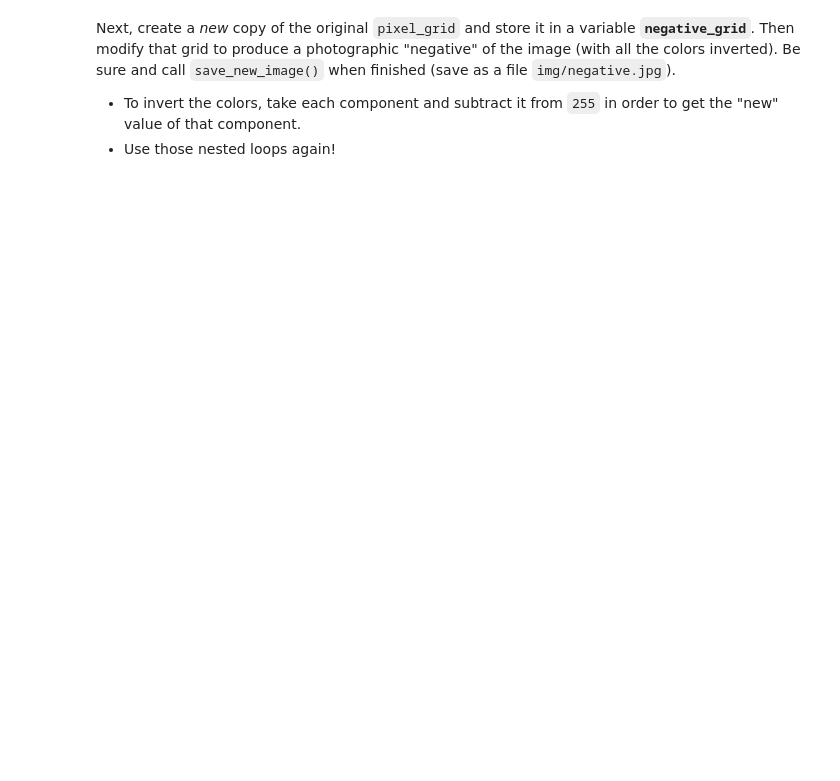
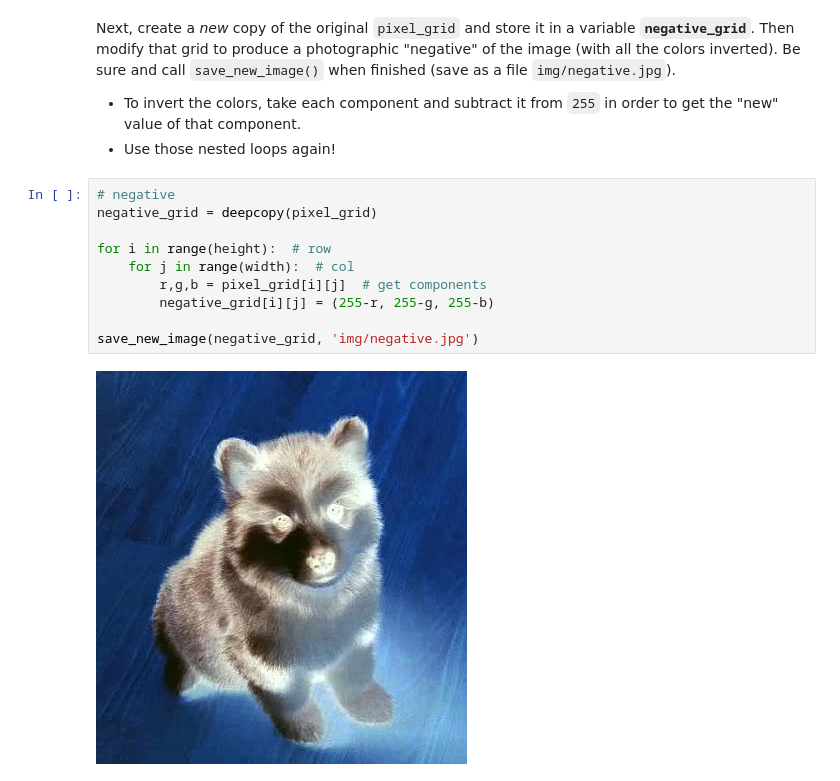
Before and after one commit to yeshuqi/ch8-lists, a Jupyter notebook: exercise-3/exercise.ipynb, the cells around one changed output. Drawn from its saved outputs; the diff is of its cells as text; blank space fills up the shorter version.

```diff
--- a/exercise-3/exercise.ipynb
+++ b/exercise-3/exercise.ipynb
@@ -56,3 +97,15 @@ Next, create a _new_ copy of the original `pixel_grid` and store it in a variabl
 Next, create a _new_ copy of the original `pixel_grid` and store it in a variable **`negative_grid`**. Then modify that grid to produce a photographic "negative" of the image (with all the colors inverted). Be sure and call `save_new_image()` when finished (save as a file `img/negative.jpg`).
 - To invert the colors, take each component and subtract it from `255` in order to get the "new" value of that component.
 - Use those nested loops again!
+# %%
+# negative
+negative_grid = deepcopy(pixel_grid)
+
+for i in range(height):  # row
+    for j in range(width):  # col
+        r,g,b = pixel_grid[i][j]  # get components
+        negative_grid[i][j] = (255-r, 255-g, 255-b)
+
+save_new_image(negative_grid, 'img/negative.jpg')
+# %% [output]
+[figure, added]
```
Also changed, not shown: parts of 10 cells of this notebook, 5 other files.
